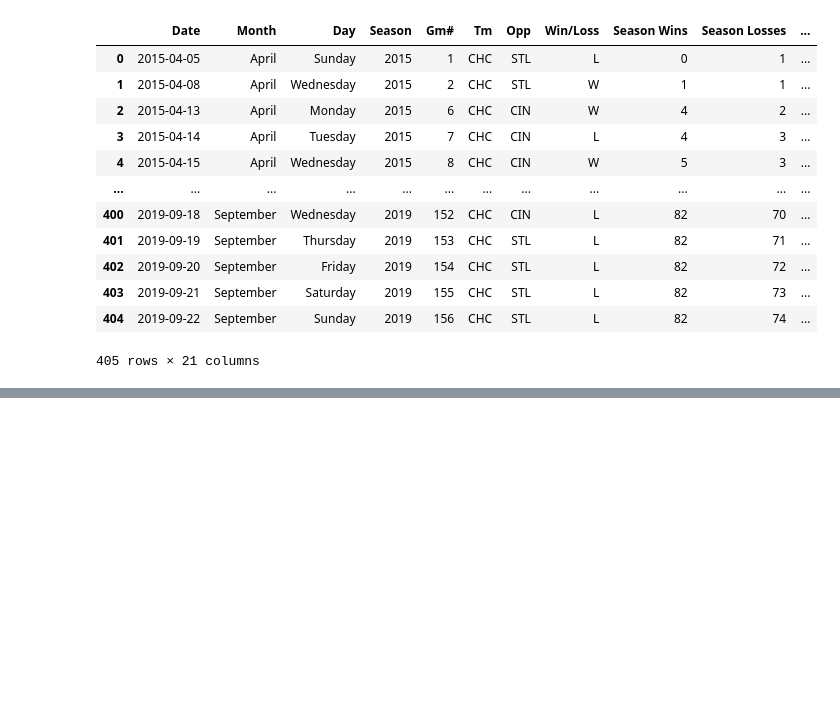
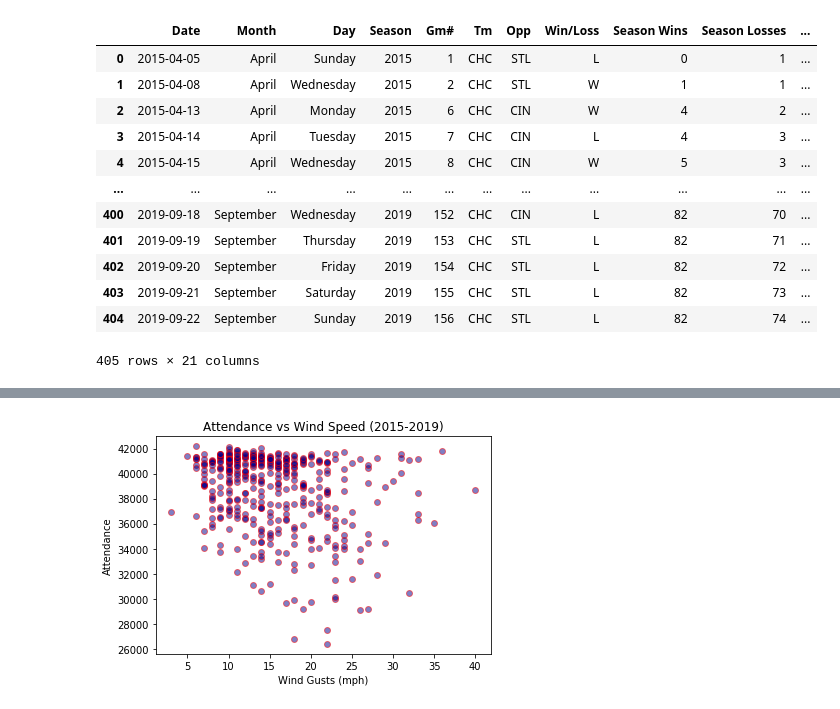
Before and after one commit to s-w-duncan/Project-Awesome-Team-4, a Jupyter notebook: Presentation_Analysis.ipynb, the cells around one changed output, grey strips where cells are left out. Cells and saved outputs as stored; diff of their text form; code cells hidden in the pictures; blank space fills up the shorter version.

```diff
--- a/Presentation_Analysis.ipynb
+++ b/Presentation_Analysis.ipynb
@@ -44,0 +89,15 @@ weather_df = cubs_df.copy()
+# %%
+# Wind Gust Speed vs. Attendance
+weather_wind = weather_df.copy()
+weather_wind = weather_wind[["Wind Gust (mph)", "Attendance"]]
+
+weather_x_values = weather_wind["Wind Gust (mph)"]
+weather_y_values = weather_wind["Attendance"]
+
+plt.scatter(weather_x_values, weather_y_values, marker="o", facecolors="DarkBlue", edgecolors="Red", alpha=0.5)
+plt.xlabel("Wind Gusts (mph)")
+plt.ylabel("Attendance")
+plt.title("Attendance vs Wind Speed (2015-2019)")
+plt.show()
+# %% [output]
+[figure, added]
```
Also changed, not shown: parts of 9 cells of this notebook.
